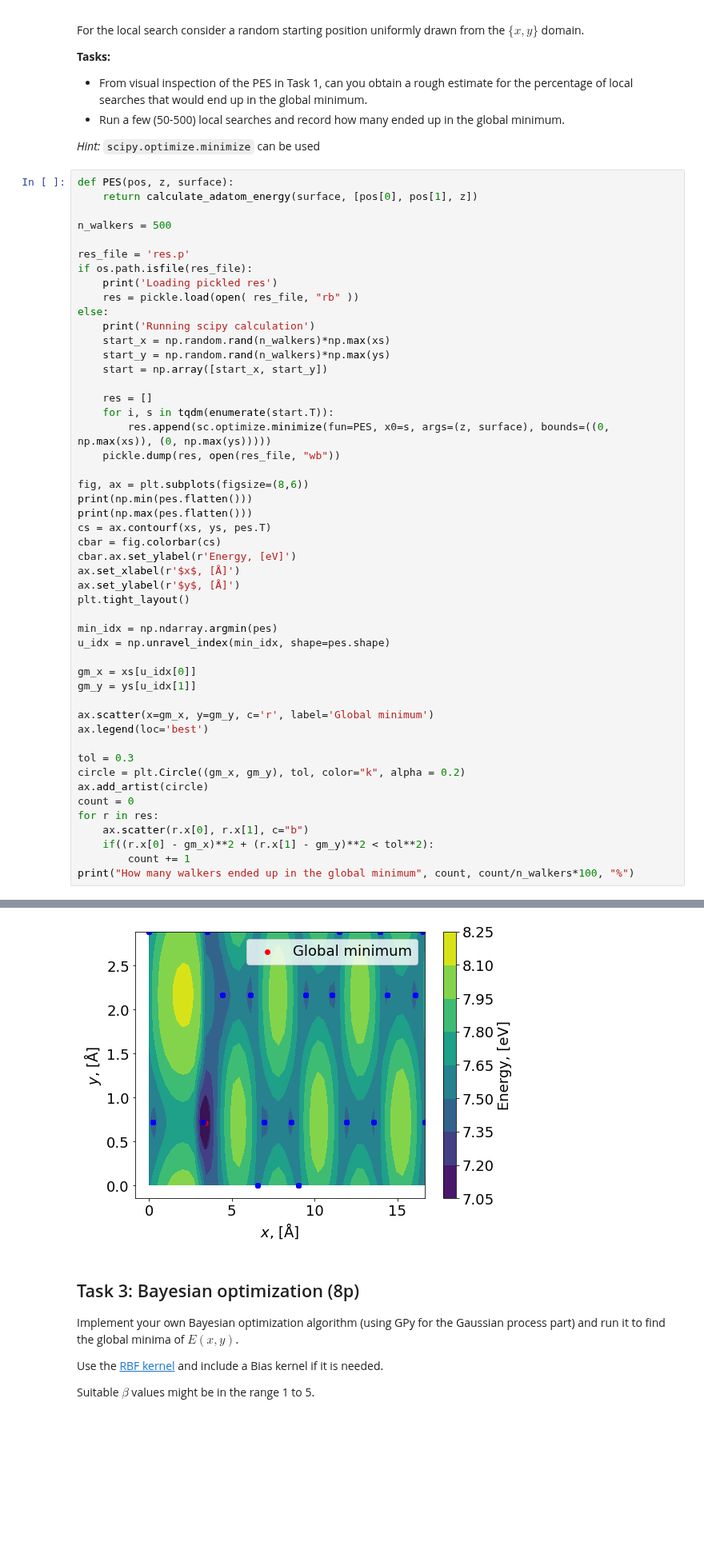
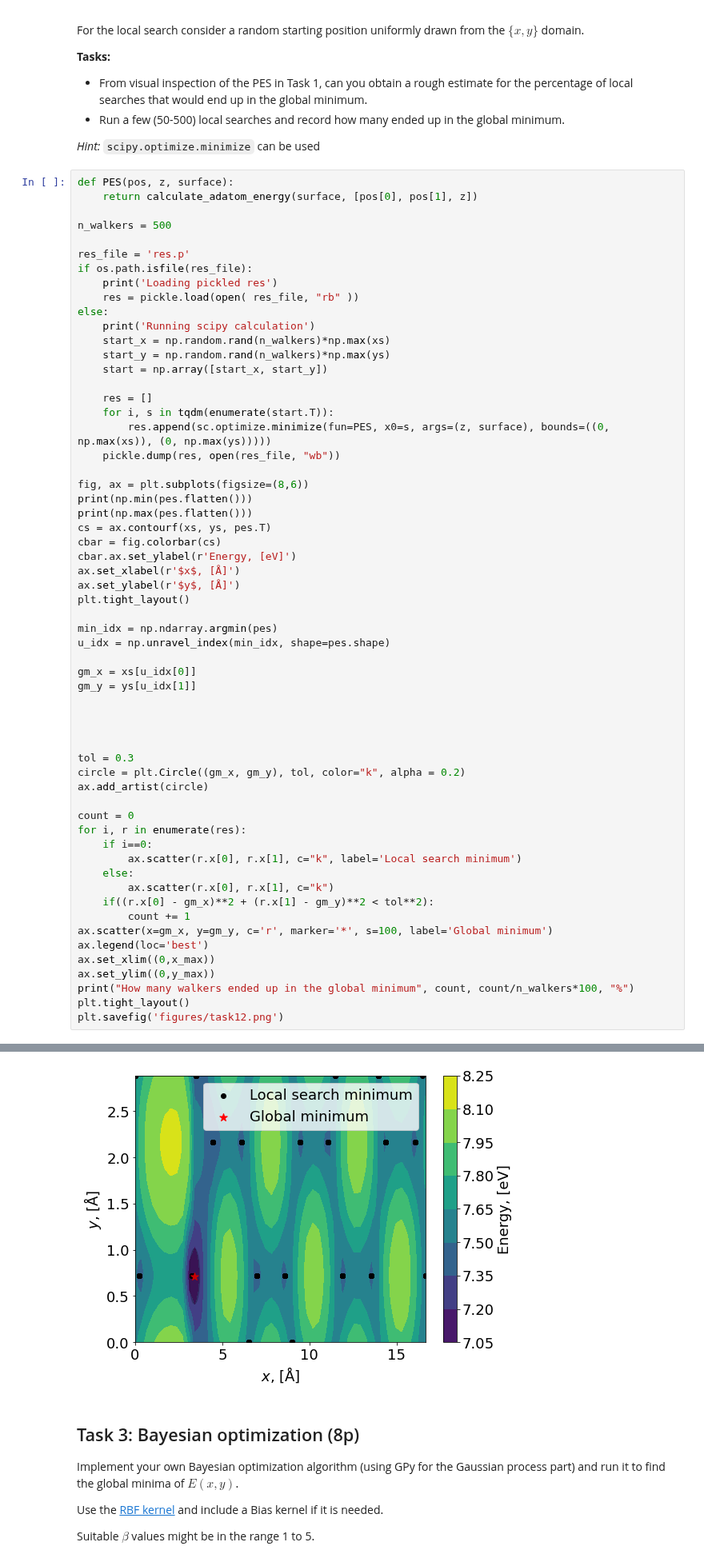
Before and after one commit to elindgren/asam_projects, a Jupyter notebook: project-2b/TIF345_bayesopt_project_2b.ipynb, the cells around one changed output, grey strips where cells are left out. Shown at 80% size. Cells and saved outputs as stored; diff of their text form; blank space fills up the shorter version.

Commit message:
Redo figure for task1

```diff
--- a/project-2b/TIF345_bayesopt_project_2b.ipynb
+++ b/project-2b/TIF345_bayesopt_project_2b.ipynb
@@ -294,38 +294,48 @@ else:
 
 fig, ax = plt.subplots(figsize=(8,6))
 print(np.min(pes.flatten()))
 print(np.max(pes.flatten()))
 cs = ax.contourf(xs, ys, pes.T)
 cbar = fig.colorbar(cs)
 cbar.ax.set_ylabel(r'Energy, [eV]')
 ax.set_xlabel(r'$x$, [Å]')
 ax.set_ylabel(r'$y$, [Å]')
 plt.tight_layout()
 
 min_idx = np.ndarray.argmin(pes)
 u_idx = np.unravel_index(min_idx, shape=pes.shape)
 
 gm_x = xs[u_idx[0]]
 gm_y = ys[u_idx[1]]
 
-ax.scatter(x=gm_x, y=gm_y, c='r', label='Global minimum')
-ax.legend(loc='best')
+
+
 
 tol = 0.3
 circle = plt.Circle((gm_x, gm_y), tol, color="k", alpha = 0.2)
 ax.add_artist(circle)
+
 count = 0
-for r in res:
-    ax.scatter(r.x[0], r.x[1], c="b")
+for i, r in enumerate(res):
+    if i==0:
+        ax.scatter(r.x[0], r.x[1], c="k", label='Local search minimum')
+    else:
+        ax.scatter(r.x[0], r.x[1], c="k")
     if((r.x[0] - gm_x)**2 + (r.x[1] - gm_y)**2 < tol**2):
         count += 1
+ax.scatter(x=gm_x, y=gm_y, c='r', marker='*', s=100, label='Global minimum')
+ax.legend(loc='best')
+ax.set_xlim((0,x_max))
+ax.set_ylim((0,y_max))
 print("How many walkers ended up in the global minimum", count, count/n_walkers*100, "%")
+plt.tight_layout()
+plt.savefig('figures/task12.png')
 # %% [output]
 Loading pickled res
 7.096180860881837
 8.123102364460468
 How many walkers ended up in the global minimum 75 15.0 %
-[figure, old version]
+[figure, new version]
 # %% [markdown]
 ## Task 3: Bayesian optimization (8p)
 Implement your own Bayesian optimization algorithm (using GPy for the Gaussian process part) and run it to find the global minima of $E(x, y)$.
```
Also changed, not shown: parts of 5 cells of this notebook, 1 other file.
